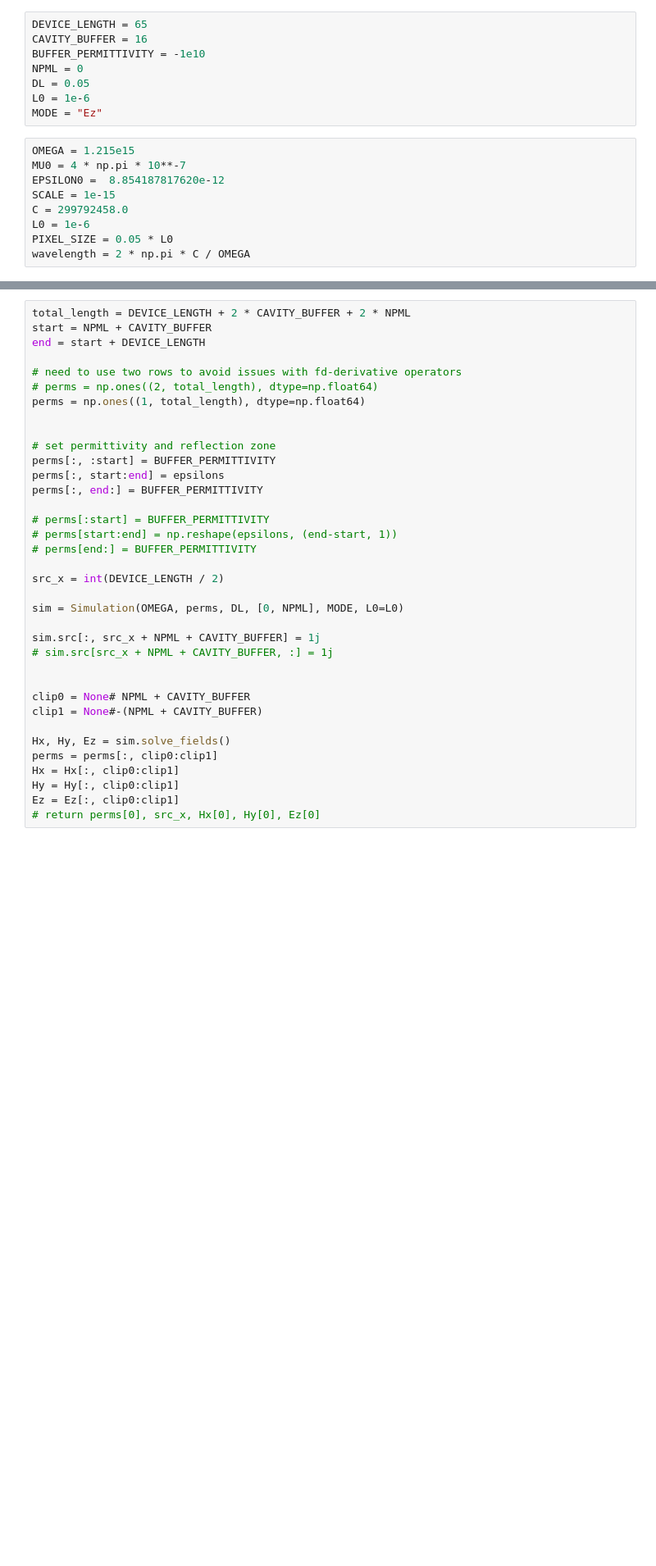
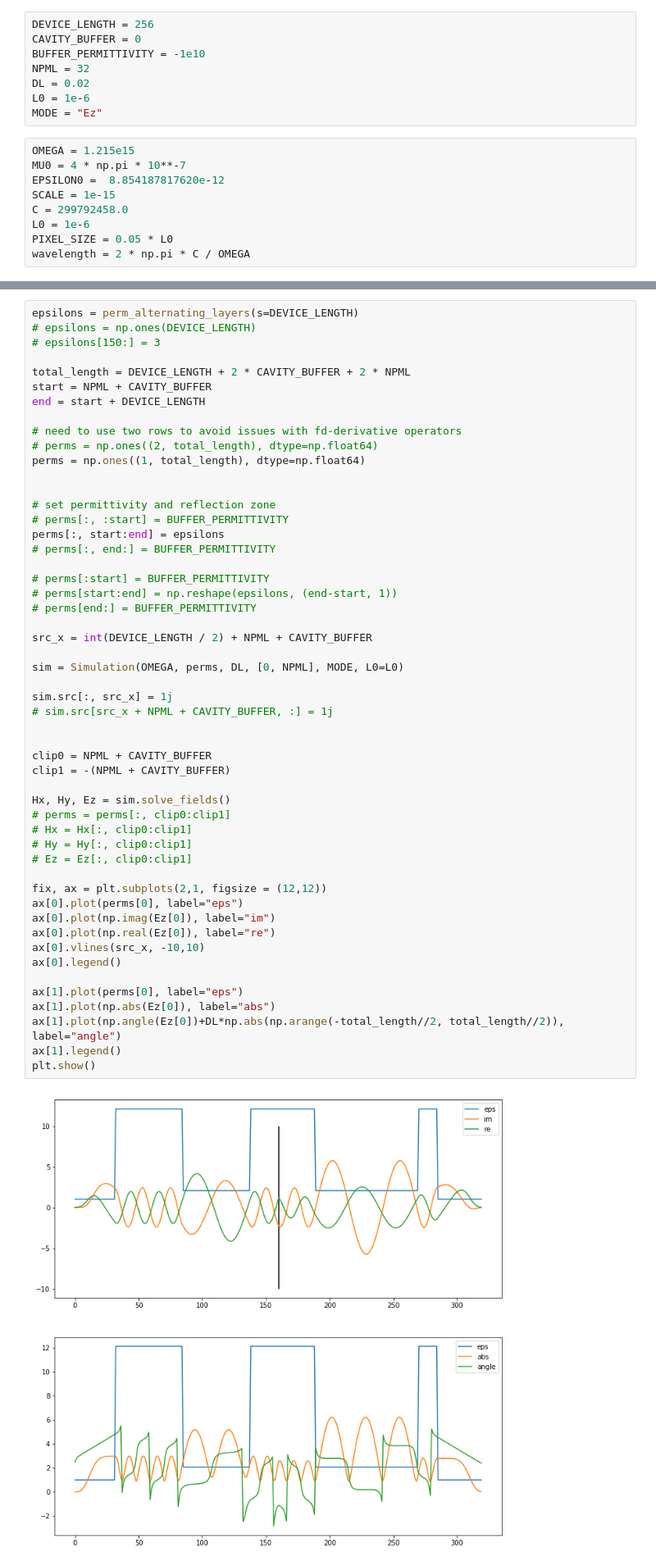
Before and after one commit to bencbartlett/neural-maxwell, a Jupyter notebook: Angler_tests.ipynb, the cells around one changed output, grey strips where cells are left out. Shown: that part at 82% size. Saved outputs shown, nothing was run; the diff lists cells and outputs as text; blank space fills up the shorter version.

```diff
--- a/Angler_tests.ipynb
+++ b/Angler_tests.ipynb
@@ -8,11 +8,11 @@ from angler import Simulation
 from datasets.generators1d import *
 np.set_printoptions(precision=3)
 # %%
-DEVICE_LENGTH = 65
-CAVITY_BUFFER = 16
+DEVICE_LENGTH = 256
+CAVITY_BUFFER = 0
 BUFFER_PERMITTIVITY = -1e10
-NPML = 0
-DL = 0.05
+NPML = 32
+DL = 0.02
 L0 = 1e-6
 MODE = "Ez"
 # %%
@@ -29,36 +27,54 @@ epsilons = perm_alternating_layers(s=DEVICE_LENGTH)
 # %%
+epsilons = perm_alternating_layers(s=DEVICE_LENGTH)
+# epsilons = np.ones(DEVICE_LENGTH)
+# epsilons[150:] = 3
+
 total_length = DEVICE_LENGTH + 2 * CAVITY_BUFFER + 2 * NPML
 start = NPML + CAVITY_BUFFER
 end = start + DEVICE_LENGTH
 
 # need to use two rows to avoid issues with fd-derivative operators
 # perms = np.ones((2, total_length), dtype=np.float64)
 perms = np.ones((1, total_length), dtype=np.float64)
 
 
 # set permittivity and reflection zone
-perms[:, :start] = BUFFER_PERMITTIVITY
+# perms[:, :start] = BUFFER_PERMITTIVITY
 perms[:, start:end] = epsilons
-perms[:, end:] = BUFFER_PERMITTIVITY
+# perms[:, end:] = BUFFER_PERMITTIVITY
 
 # perms[:start] = BUFFER_PERMITTIVITY
 # perms[start:end] = np.reshape(epsilons, (end-start, 1))
 # perms[end:] = BUFFER_PERMITTIVITY
 
-src_x = int(DEVICE_LENGTH / 2)
+src_x = int(DEVICE_LENGTH / 2) + NPML + CAVITY_BUFFER
 
 sim = Simulation(OMEGA, perms, DL, [0, NPML], MODE, L0=L0)
 
-sim.src[:, src_x + NPML + CAVITY_BUFFER] = 1j
+sim.src[:, src_x] = 1j
 # sim.src[src_x + NPML + CAVITY_BUFFER, :] = 1j
 
 
-clip0 = None# NPML + CAVITY_BUFFER
-clip1 = None#-(NPML + CAVITY_BUFFER)
+clip0 = NPML + CAVITY_BUFFER
+clip1 = -(NPML + CAVITY_BUFFER)
 
 Hx, Hy, Ez = sim.solve_fields()
-perms = perms[:, clip0:clip1]
-Hx = Hx[:, clip0:clip1]
-Hy = Hy[:, clip0:clip1]
-Ez = Ez[:, clip0:clip1]
-# return perms[0], src_x, Hx[0], Hy[0], Ez[0]
+# perms = perms[:, clip0:clip1]
+# Hx = Hx[:, clip0:clip1]
+# Hy = Hy[:, clip0:clip1]
+# Ez = Ez[:, clip0:clip1]
+
+fix, ax = plt.subplots(2,1, figsize = (12,12))
+ax[0].plot(perms[0], label="eps")
+ax[0].plot(np.imag(Ez[0]), label="im")
+ax[0].plot(np.real(Ez[0]), label="re")
+ax[0].vlines(src_x, -10,10)
+ax[0].legend()
+
+ax[1].plot(perms[0], label="eps")
+ax[1].plot(np.abs(Ez[0]), label="abs")
+ax[1].plot(np.angle(Ez[0])+DL*np.abs(np.arange(-total_length//2, total_length//2)), label="angle")
+ax[1].legend()
+plt.show()
+# %% [output]
+[figure, added]
```
Also changed, not shown: parts of 12 cells of this notebook, 3 other files.
